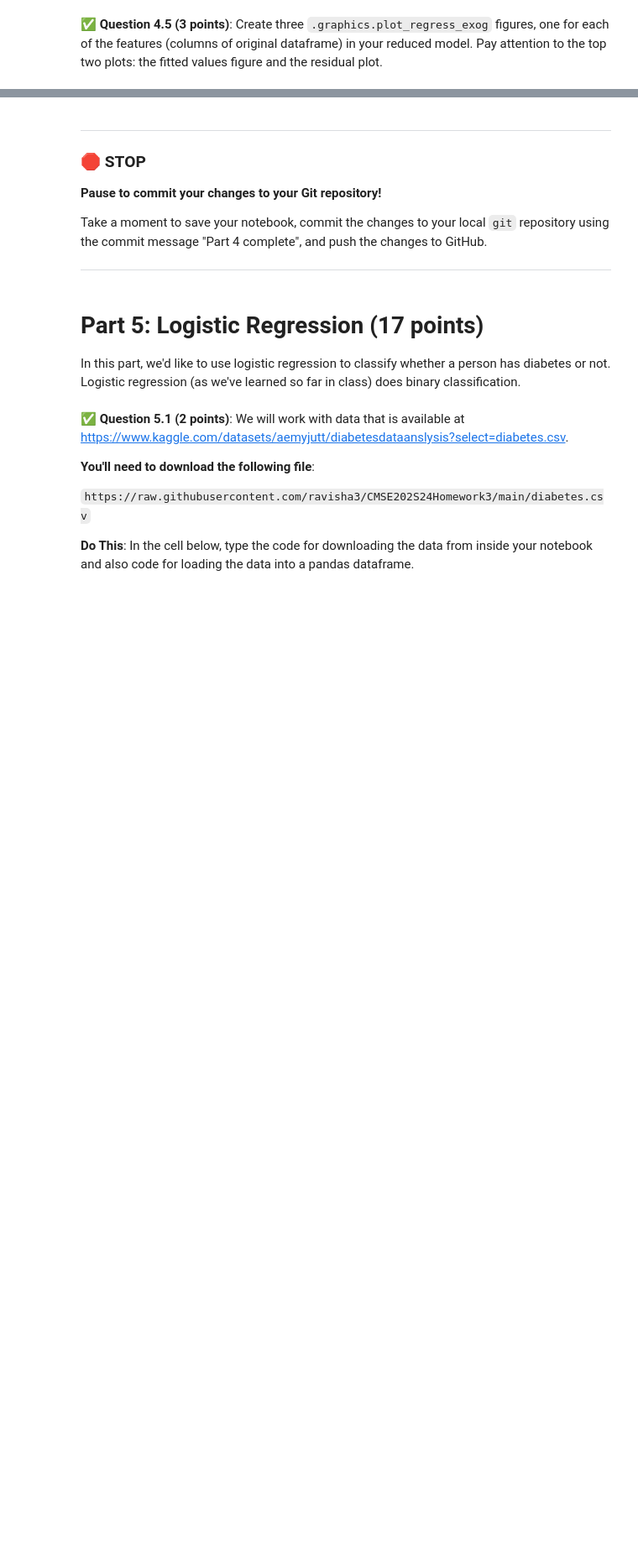
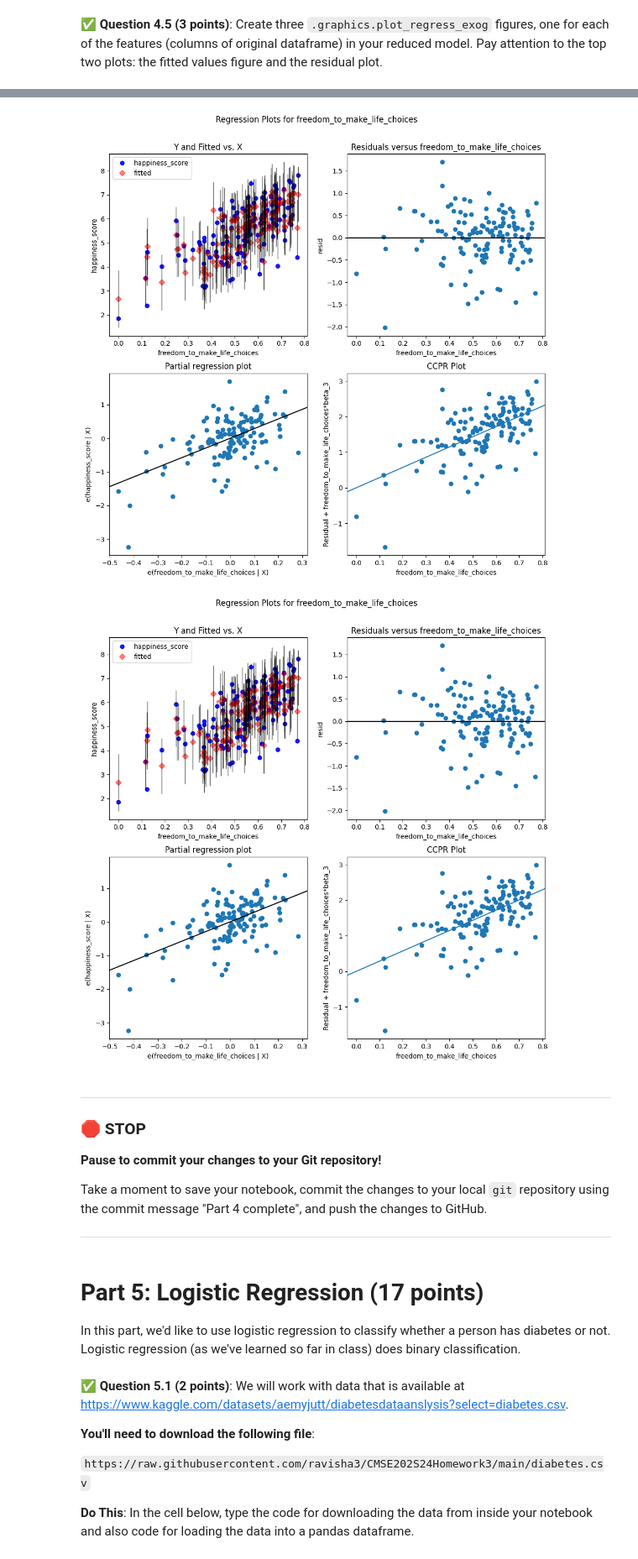
Before and after one commit to Jlozano351/CMSE202-s24-turnin, a Jupyter notebook: hw-03/HW-03_Regression-S24-Juan José Lozano González.ipynb, the cells around one changed output, grey strips where cells are left out. Shown at 84% size. Drawn from its saved outputs; the diff is of its cells as text; code cells hidden in the pictures; blank space fills up the shorter version.

```diff
--- a/hw-03/HW-03_Regression-S24-Juan José Lozano González.ipynb
+++ b/hw-03/HW-03_Regression-S24-Juan José Lozano González.ipynb
@@ -375,3 +483,9 @@ In this part, we'll use multiple features to do predictions.
+# %%
+fig = plt.figure(figsize=(10, 10))
+plot_regress_exog(reduced_model_WHR_2023 , 'freedom_to_make_life_choices', fig=fig)
+# %% [output]
+[figure, added]
+[figure, added]
 # %% [markdown]
 ---
 ### &#128721; STOP
```
Also changed, not shown: parts of 43 cells of this notebook, 1 other file.
